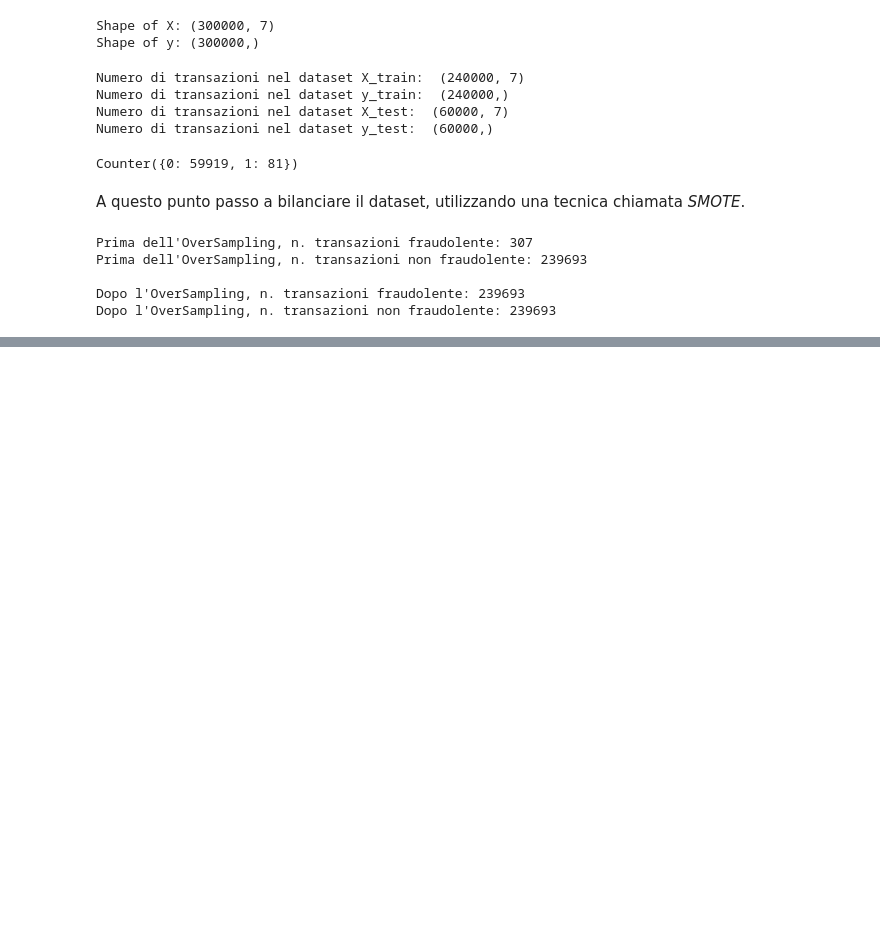
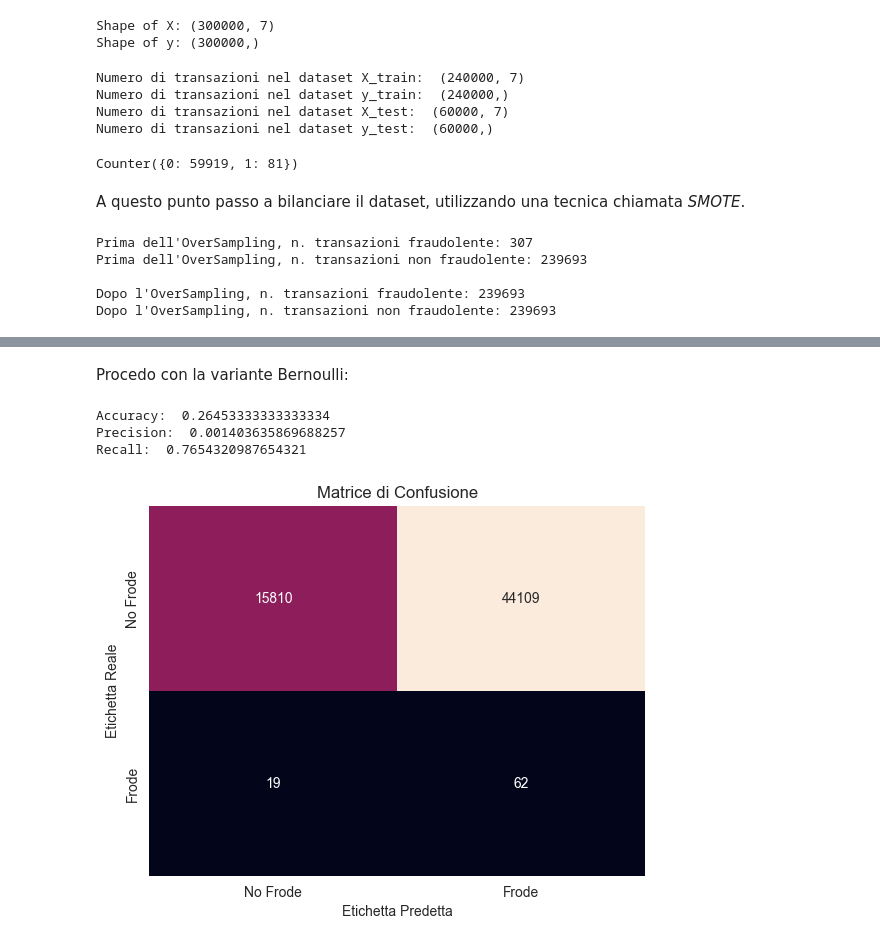
Before and after one commit to marcosantoriello/CCFDetector, a Jupyter notebook: CreditCardFraudDetector.ipynb, the cells around one changed output, grey strips where cells are left out. Cells and saved outputs as stored; diff of their text form; code cells hidden in the pictures; blank space fills up the shorter version.

```diff
--- a/CreditCardFraudDetector.ipynb
+++ b/CreditCardFraudDetector.ipynb
@@ -461,0 +506,30 @@ Dopo l'OverSampling, n. transazioni non fraudolente: 239693
+# %% [markdown]
+Procedo con la variante Bernoulli:
+# %%
+# Addestramento modello
+bnb.fit(X_train_smote,y_train_smote)
+
+# Predizione
+y_pred_bnb = bnb.predict(X_test)
+
+accuracyBNB = accuracy_score(y_test,y_pred_bnb)
+precisionBNB = precision_score(y_test,y_pred_bnb)
+recallBNB = recall_score(y_test,y_pred_bnb)
+
+print('Accuracy: ', accuracyBNB)
+print('Precision: ', precisionBNB)
+print('Recall: ' , recallBNB)
+
+# Confusion Matrix
+labels = ['No Frode', 'Frode']
+confusion_matrix_result = confusion_matrix(y_test, y_pred_bnb)
+sns.heatmap(confusion_matrix_result, annot=True, fmt='d', xticklabels=labels, yticklabels=labels, cbar=False)
+plt.title('Matrice di Confusione')
+plt.xlabel('Etichetta Predetta')
+plt.ylabel('Etichetta Reale')
+plt.show()
+# %% [output]
+Accuracy:  0.26453333333333334
+Precision:  0.001403635869688257
+Recall:  0.7654320987654321
+[figure, added]
```
Also changed, not shown: parts of 22 cells of this notebook.
